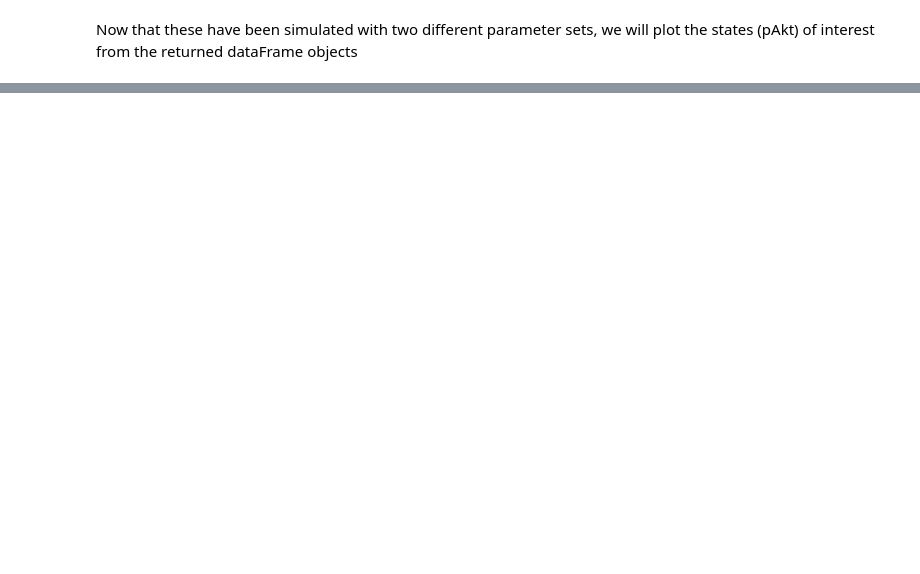
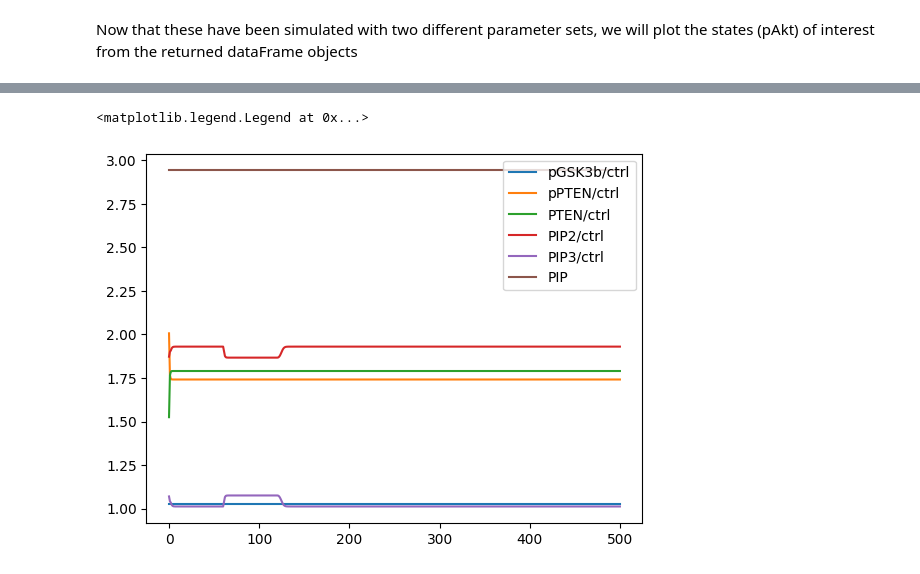
Before and after one commit to rsethi21/na_for_systems_bio, a Jupyter notebook: pten_demo.ipynb, the cells around one changed output, grey strips where cells are left out. Drawn from its saved outputs; the diff is of its cells as text; code cells hidden in the pictures; blank space fills up the shorter version.

```diff
--- a/pten_demo.ipynb
+++ b/pten_demo.ipynb
@@ -317,0 +343,12 @@ plt.legend(loc=0)
+# %%
+plt.plot(mean_dfExp['pGSK3B'],label='pGSK3b/ctrl')
+#plt.plot(dfP2Y12['pGSK3B'],label='pGSK3b/decr. P2Y12')
+plt.plot(mean_dfExp['pPTEN'],label='pPTEN/ctrl')
+plt.plot(mean_dfExp['PTEN'],label='PTEN/ctrl')
+plt.plot(mean_dfExp['PIP2'],label='PIP2/ctrl')
+plt.plot(mean_dfExp['PIP3'],label='PIP3/ctrl')
+plt.plot(mean_dfExp['PIP3'] + mean_dfExp['PIP2'], label="PIP")
+plt.legend(loc=0)
+# %% [output]
+<matplotlib.legend.Legend at 0x...>
+[figure, added]
```
Also changed, not shown: parts of 7 cells of this notebook.
